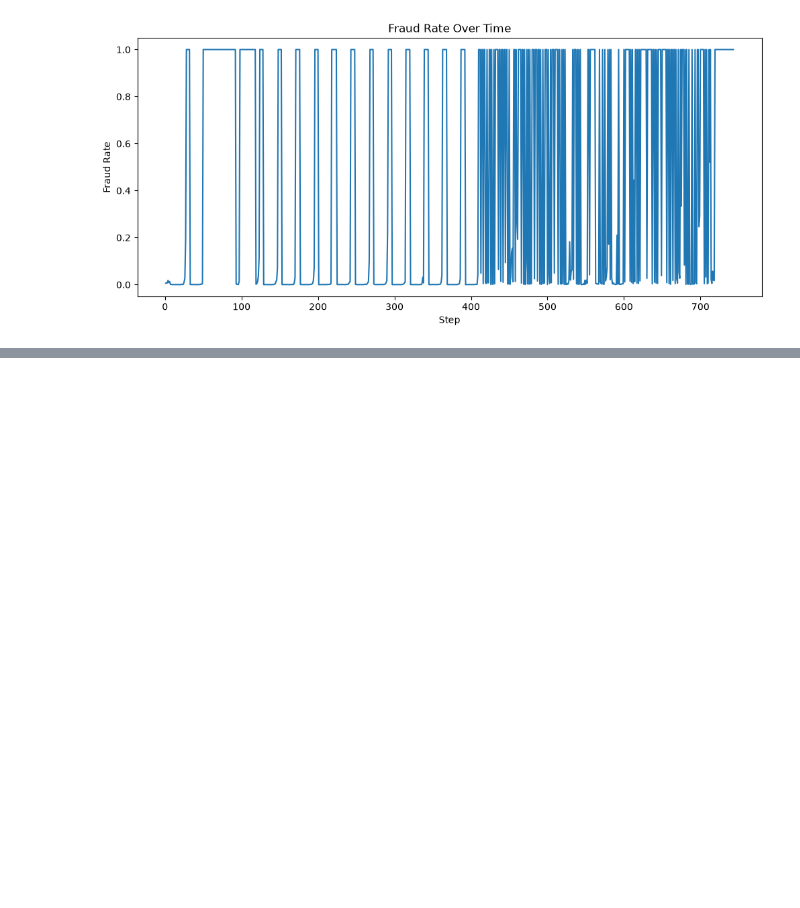
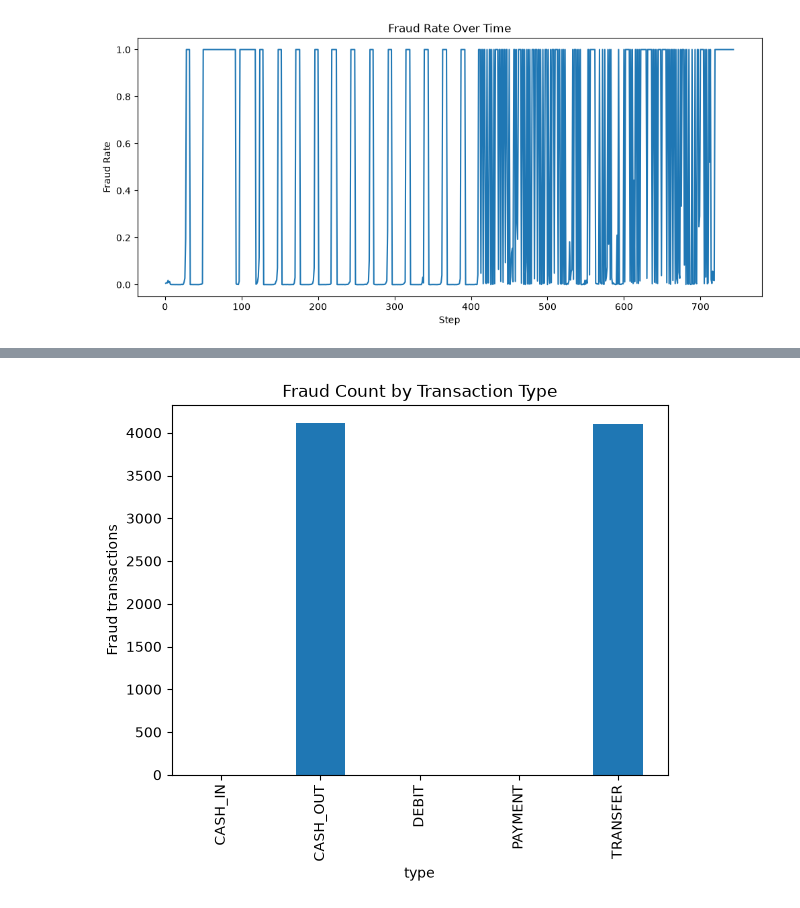
Before and after one commit to Bishesh-P/Real-Time-Fraud-detection-pipeline, a Jupyter notebook: notebooks/01_eda_notebooks.ipynb, the cells around one changed output, grey strips where cells are left out. Saved outputs shown, nothing was run; the diff lists cells and outputs as text; code cells hidden in the pictures; blank space fills up the shorter version.

```diff
--- a/notebooks/01_eda_notebooks.ipynb
+++ b/notebooks/01_eda_notebooks.ipynb
@@ -176,3 +178,10 @@ plt.title("Fraud Rate Over Time")
 plt.show()
 # %% [output]
 [figure]
+# %%
+# Analyze fraud by transaction type
+fraud_by_type = (
+    df.groupby("type")["isFraud"]
+    .agg(count="count", fraud_count="sum", fraud_rate="mean")
+)
+fraud_by_type
@@ -178,0 +196,8 @@ plt.show()
+# %%
+#Visualize fraud by transaction type
+fraud_by_type["fraud_count"].plot(kind="bar")
+plt.title("Fraud Count by Transaction Type")
+plt.ylabel("Fraud transactions")
+plt.show()
+# %% [output]
+[figure, added]
```
Also changed, not shown: parts of 15 cells of this notebook.
